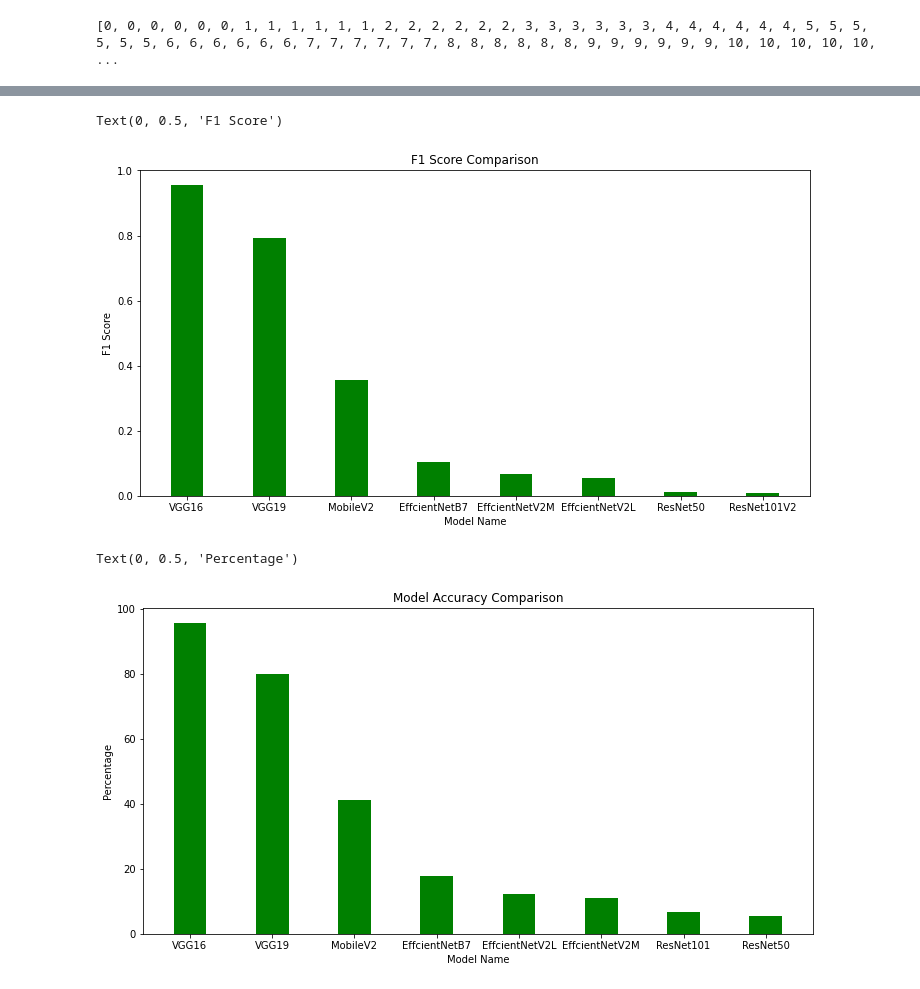
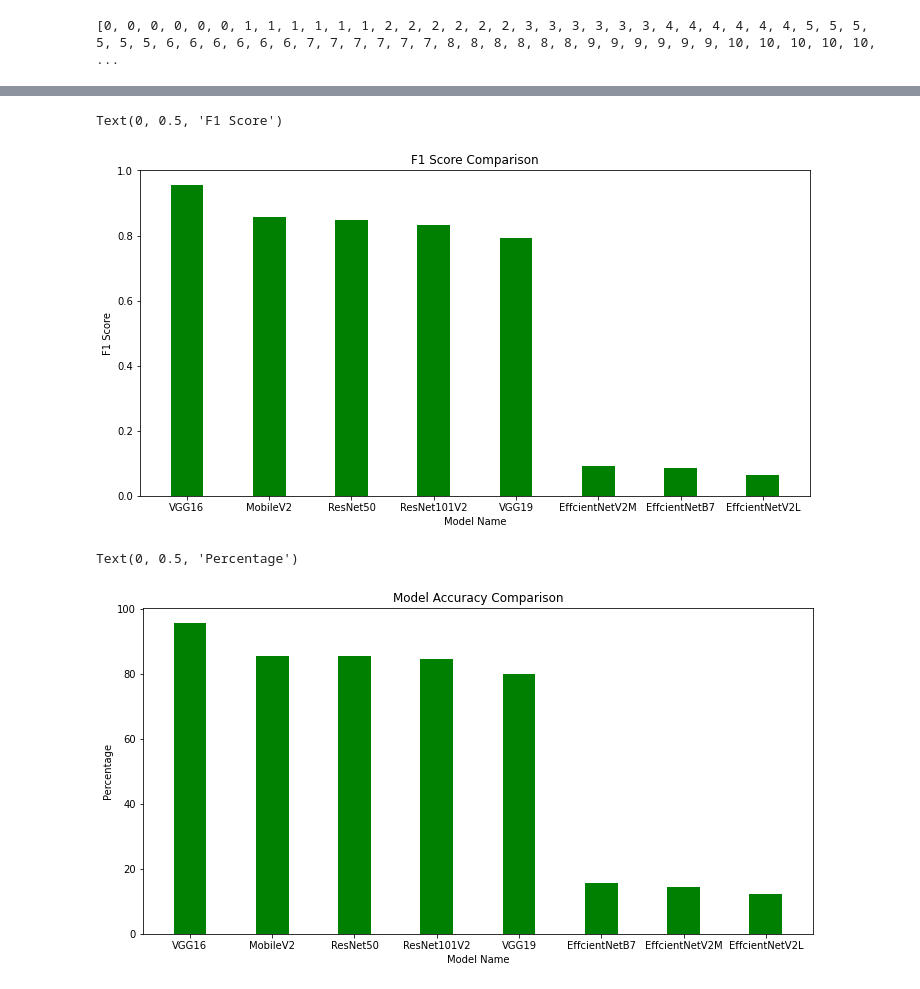
Before and after one commit to magdi74/SignLanguageDetection-GraduationProject2023, a Jupyter notebook: NoteBooks/Testing_models.ipynb, the cells around one changed output, grey strips where cells are left out. Cells and saved outputs as stored; diff of their text form; code cells hidden in the pictures.

```diff
--- a/NoteBooks/Testing_models.ipynb
+++ b/NoteBooks/Testing_models.ipynb
@@ -579,20 +542,21 @@ weighted avg       0.08      0.18      0.10        90
 # %%
+#loading effcientV2l Model
 model6 = load_model("/content/drive/MyDrive/Projects/GP Project/Models/models_3/effcientV2L_Aug.h5")
 out_predicitons6 = []
+
 for i in os.listdir(dir_path):
     my_image = load_img(dir_path + '//' + i , target_size=(IMAGE_HEIGHT_WIDTH, IMAGE_HEIGHT_WIDTH))
+
+    #preprocess the image
     my_image = img_to_array(my_image)
     my_image = my_image.reshape((1, my_image.shape[0], my_image.shape[1], my_image.shape[2]))
-    my_image = preprocess_input(my_image)
+    my_image = preeffV2(my_image)
 
     #make the prediction
     prediction = model6.predict(my_image).argmax()
     out_predicitons6.append(prediction)
 
-    dic = list(train_dataset.class_indices)
-    #print(dic[prediction])
 
-print(confusion_matrix(myarr, out_predicitons6))
-print(classification_report(myarr, out_predicitons6))
-# sns.heatmap(confusion_matrix(myarr, out_predicitons6),cmap=sns.cubehelix_palette(as_cmap=True));
+print(confusion_matrix(y_test, out_predicitons6))
+print(classification_report(y_test, out_predicitons6))
 # %% [output]
@@ -616,21 +580,22 @@ weighted avg       0.04      0.12      0.05        90
 # %%
+#loading effcientV2M Model
 model7 = load_model("/content/drive/MyDrive/Projects/GP Project/Models/models_3/effcientV2M_Aug.h5")
 out_predicitons7 = []
+
 for i in os.listdir(dir_path):
     my_image = load_img(dir_path + '//' + i , target_size=(IMAGE_HEIGHT_WIDTH, IMAGE_HEIGHT_WIDTH))
+
+    #preprocess the image
     my_image = img_to_array(my_image)
     my_image = my_image.reshape((1, my_image.shape[0], my_image.shape[1], my_image.shape[2]))
-    my_image = preprocess_input(my_image)
+    my_image = preeffV2(my_image)
 
     #make the prediction
     prediction = model7.predict(my_image).argmax()
     out_predicitons7.append(prediction)
+    # print(dic[prediction])
 
-    dic = list(train_dataset.class_indices)
-    print(dic[prediction])
-
-print(confusion_matrix(myarr, out_predicitons7))
-print(classification_report(myarr, out_predicitons7))
-# sns.heatmap(confusion_matrix(myarr, out_predicitons7),cmap=sns.cubehelix_palette(as_cmap=True));
+print(confusion_matrix(y_test, out_predicitons7))
+print(classification_report(y_test, out_predicitons7))
 # %% [output]
 1/1 [==============================] - 5s 5s/step
@@ -653,12 +618,12 @@ weighted avg       0.10      0.11      0.07        90
 # %%
-import pandas as pd
+#making a list with the predicted outputs
 outputss = [out_predicitons0,out_predicitons1,out_predicitons2,out_predicitons3,out_predicitons4,out_predicitons5,\
             out_predicitons6,out_predicitons7]
-
 my_titles = ["VGG16","VGG19","MobileV2","ResNet50V2","ResNet101V2","EffcientNetB7","EffcientNetV2L","EffcientNetV2M"]
 
+#ploting heatmap
 for i in range(len(outputss)):
-  df = pd.DataFrame(confusion_matrix(myarr, outputss[i]))
+  df = pd.DataFrame(confusion_matrix(y_test, outputss[i]))
   df = df.rename(columns=lambda x: str(dic[x]))
   df = df.rename(index=lambda x: str(dic[x]))
   plt.figure()
@@ -677,29 +642,29 @@ for i in range(len(outputss)):
 # %%
+#plotting the f1-score comparison
 x = []
-y = ["VGG16","VGG19","MobileV2","EffcientNetB7","EffcientNetV2M","EffcientNetV2L","ResNet50","ResNet101V2"]
+y = ["VGG16","MobileV2","ResNet50","ResNet101V2","VGG19","EffcientNetV2M","EffcientNetB7","EffcientNetV2L"]
 
 for i in range(len(outputss)):
-  # str(my_titles[i])+" Model Accuracy =\t"+str(accuracy_score(myarr, outputss[i]))
-  #print(str(my_titles[i])+" Model F1 Score =\t"+str(f1_score(myarr, outputss[i], average='macro')))
-
-  x.append(f1_score(myarr, outputss[i], average='macro'))
+  # print(str(my_titles[i])+" Model Accuracy =\t"+str(f1_score(y_test, outputss[i], average='macro')))
+  x.append(f1_score(y_test, outputss[i], average='macro'))
 
 x.sort(reverse=True)
 plt.figure(figsize=(12,6))
 plt.title("F1 Score Comparison")
 plt.bar(y,x,0.4,color = "green")
 plt.xlabel("Model Name")
 plt.ylabel("F1 Score")
 # %% [output]
 Text(0, 0.5, 'F1 Score')
-[figure, old version]
+[figure, new version]
 # %%
+#plotting accuracy score comparison
 x = []
-y = ["VGG16","VGG19","MobileV2","EffcientNetB7","EffcientNetV2L","EffcientNetV2M","ResNet101","ResNet50"]
+y = ["VGG16","MobileV2","ResNet50","ResNet101V2","VGG19","EffcientNetB7","EffcientNetV2M","EffcientNetV2L"]
 
 for i in range(len(outputss)):
-  #print(str(my_titles[i])+" Model Accuracy =\t"+str(accuracy_score(myarr, outputss[i])))
-  x.append(accuracy_score(myarr, outputss[i])*100)
+  # print(str(my_titles[i])+" Model Accuracy =\t"+str(accuracy_score(y_test, outputss[i])))
+  x.append(accuracy_score(y_test, outputss[i])*100)
 
 x.sort(reverse=True)
 plt.figure(figsize=(12,6))
@@ -709,5 +674,5 @@ plt.xlabel("Model Name")
 plt.ylabel("Percentage")
 # %% [output]
 Text(0, 0.5, 'Percentage')
-[figure, old version]
+[figure, new version]
 # %%
```
Also changed, not shown: parts of 27 cells of this notebook, 2 other files.
